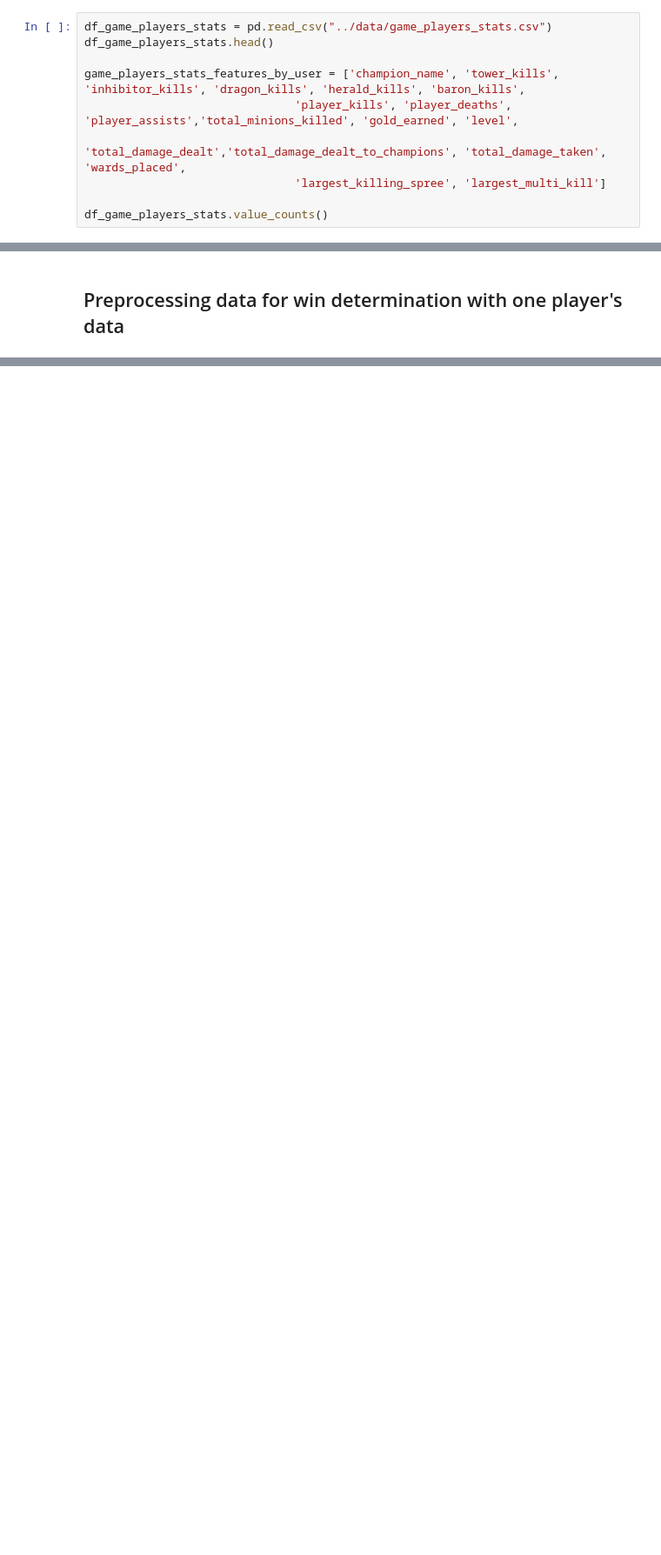
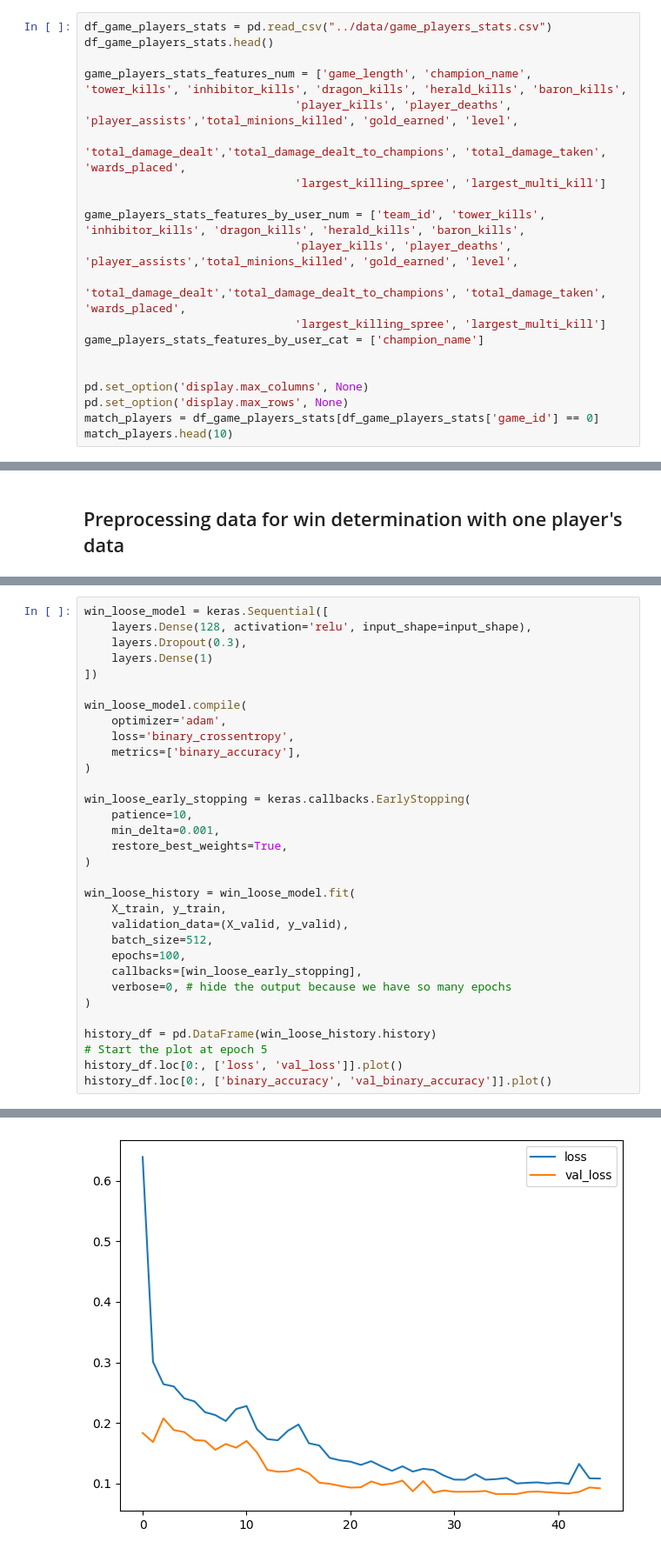
Before and after one commit to ARTHURVANBELLE/AI_LAB_MA1, a Jupyter notebook: models/model_top.ipynb, the cells around one changed output, grey strips where cells are left out. Shown at 87% size. Drawn from its saved outputs; the diff is of its cells as text; blank space fills up the shorter version.

Commit message:
implement first model + process data

```diff
--- a/models/model_top.ipynb
+++ b/models/model_top.ipynb
@@ -56,10 +54,20 @@ game_metadata_features = ['game_id']
 df_game_players_stats = pd.read_csv("../data/game_players_stats.csv")
 df_game_players_stats.head()
 
-game_players_stats_features_by_user = ['champion_name', 'tower_kills', 'inhibitor_kills', 'dragon_kills', 'herald_kills', 'baron_kills',
+game_players_stats_features_num = ['game_length', 'champion_name', 'tower_kills', 'inhibitor_kills', 'dragon_kills', 'herald_kills', 'baron_kills',
                                'player_kills', 'player_deaths', 'player_assists','total_minions_killed', 'gold_earned', 'level',
                                'total_damage_dealt','total_damage_dealt_to_champions', 'total_damage_taken', 'wards_placed',
                                'largest_killing_spree', 'largest_multi_kill']
 
-df_game_players_stats.value_counts()
+game_players_stats_features_by_user_num = ['team_id', 'tower_kills', 'inhibitor_kills', 'dragon_kills', 'herald_kills', 'baron_kills',
+                               'player_kills', 'player_deaths', 'player_assists','total_minions_killed', 'gold_earned', 'level',
+                               'total_damage_dealt','total_damage_dealt_to_champions', 'total_damage_taken', 'wards_placed',
+                               'largest_killing_spree', 'largest_multi_kill']
+game_players_stats_features_by_user_cat = ['champion_name']
+
+
+pd.set_option('display.max_columns', None)
+pd.set_option('display.max_rows', None)
+match_players = df_game_players_stats[df_game_players_stats['game_id'] == 0]
+match_players.head(10)
 # %% [output]
@@ -112,0 +132,33 @@ def normalize_player_data(dataframe : pd.DataFrame) -> pd.DataFrame:
+# %%
+win_loose_model = keras.Sequential([
+    layers.Dense(128, activation='relu', input_shape=input_shape),
+    layers.Dropout(0.3),
+    layers.Dense(1)
+])
+
+win_loose_model.compile(
+    optimizer='adam',
+    loss='binary_crossentropy',
+    metrics=['binary_accuracy'],
+)
+
+win_loose_early_stopping = keras.callbacks.EarlyStopping(
+    patience=10,
+    min_delta=0.001,
+    restore_best_weights=True,
+)
+
+win_loose_history = win_loose_model.fit(
+    X_train, y_train,
+    validation_data=(X_valid, y_valid),
+    batch_size=512,
+    epochs=100,
+    callbacks=[win_loose_early_stopping],
+    verbose=0, # hide the output because we have so many epochs
+)
+
+history_df = pd.DataFrame(win_loose_history.history)
+# Start the plot at epoch 5
+history_df.loc[0:, ['loss', 'val_loss']].plot()
+history_df.loc[0:, ['binary_accuracy', 'val_binary_accuracy']].plot()
+# %% [output]
@@ -112,0 +166 @@ def normalize_player_data(dataframe : pd.DataFrame) -> pd.DataFrame:
+[figure, added]
```
Also changed, not shown: parts of 10 cells of this notebook.
